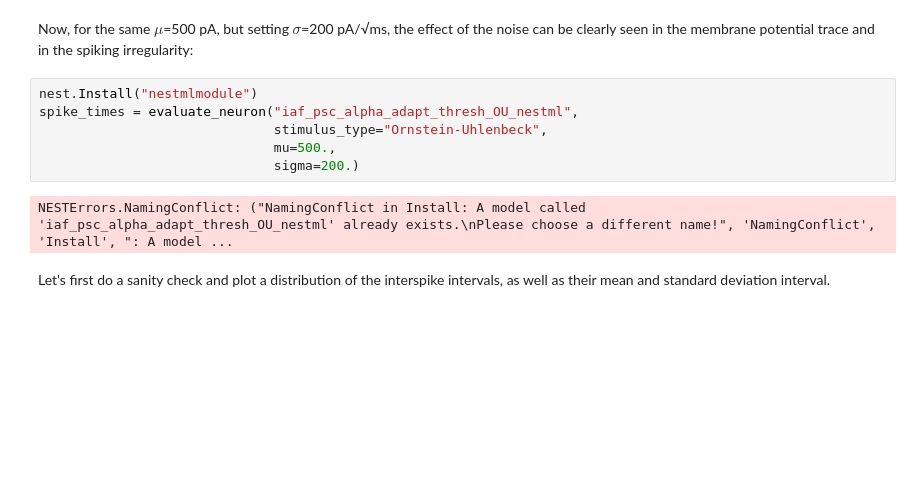
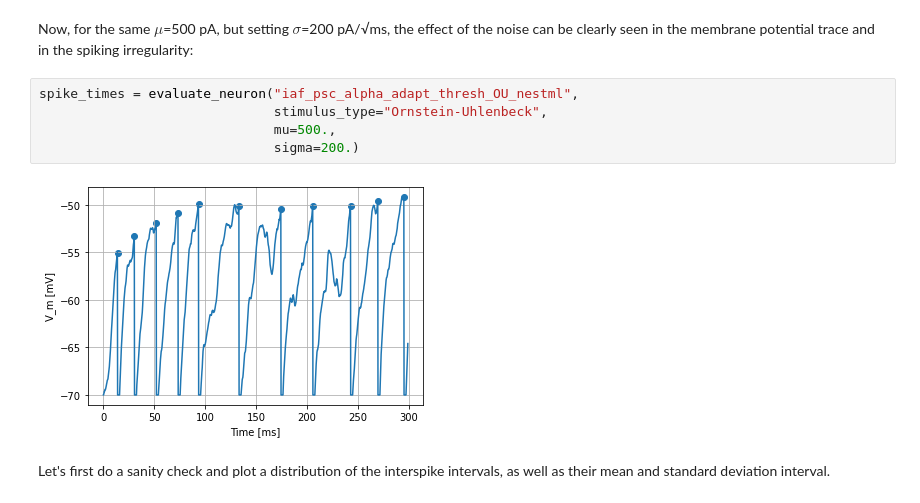
Before and after one commit to clinssen/OCNS-2024-NEST-workshop, a Jupyter notebook: materials/nestml/NESTML SFA tutorial.ipynb, the cells around one changed output. Cells and saved outputs as stored; diff of their text form; blank space fills up the shorter version.

Commit message:
minor cleanup for NESTML SFA tutorial notebook

```diff
--- a/materials/nestml/NESTML SFA tutorial.ipynb
+++ b/materials/nestml/NESTML SFA tutorial.ipynb
@@ -415,13 +414,12 @@ array([ 16.1,  36.1,  60.8,  90.5, 124.4, 161. , 198.9, 237.4, 276.1])
 # %% [markdown]
 Now, for the same $\mu$=500 pA, but setting $\sigma$=200 pA/√ms, the effect of the noise can be clearly seen in the membrane potential trace and in the spiking irregularity:
 # %%
-nest.Install("nestmlmodule")
 spike_times = evaluate_neuron("iaf_psc_alpha_adapt_thresh_OU_nestml",
                               stimulus_type="Ornstein-Uhlenbeck",
                               mu=500.,
                               sigma=200.)
 # %% [output]
-NESTErrors.NamingConflict: ("NamingConflict in Install: A model called 'iaf_psc_alpha_adapt_thresh_OU_nestml' already exists.\nPlease choose a different name!", 'NamingConflict', 'Install', ": A model ...
+[figure, added]
 # %% [markdown]
 Let's first do a sanity check and plot a distribution of the interspike intervals, as well as their mean and standard deviation interval.
 # %%
```
Also changed, not shown: parts of 14 cells of this notebook.
